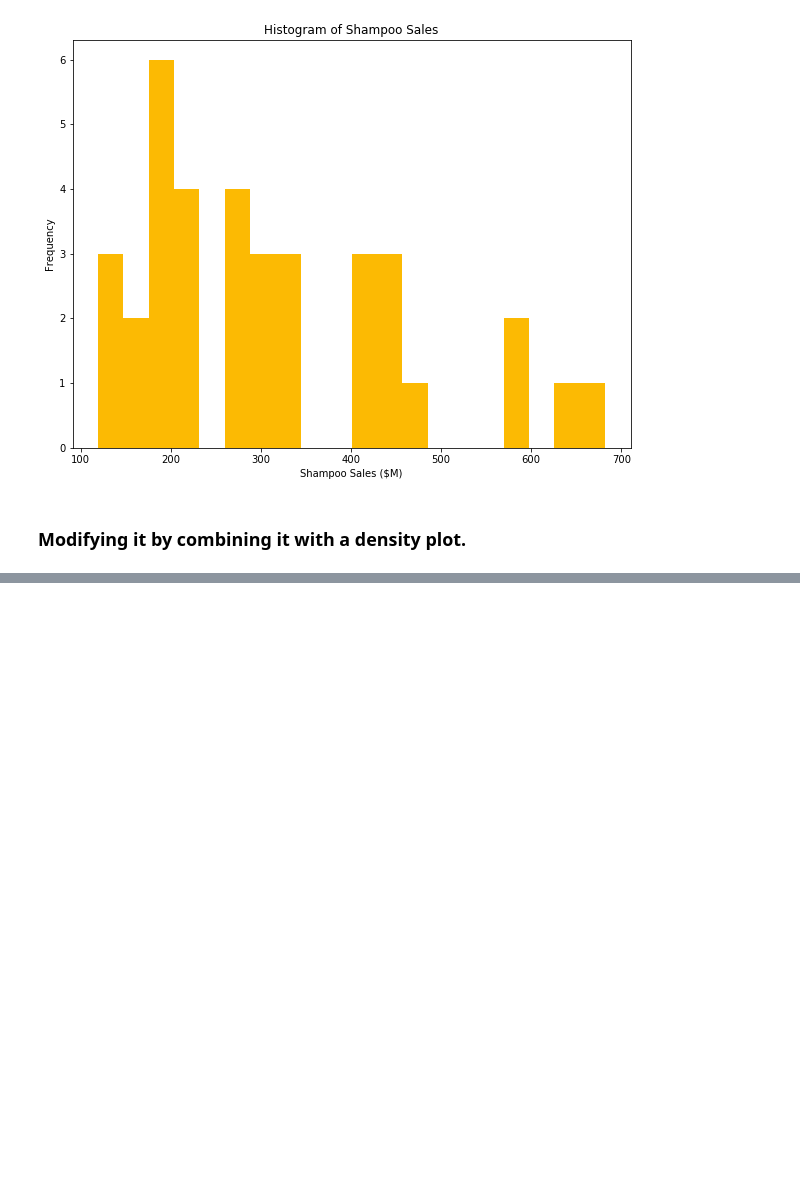
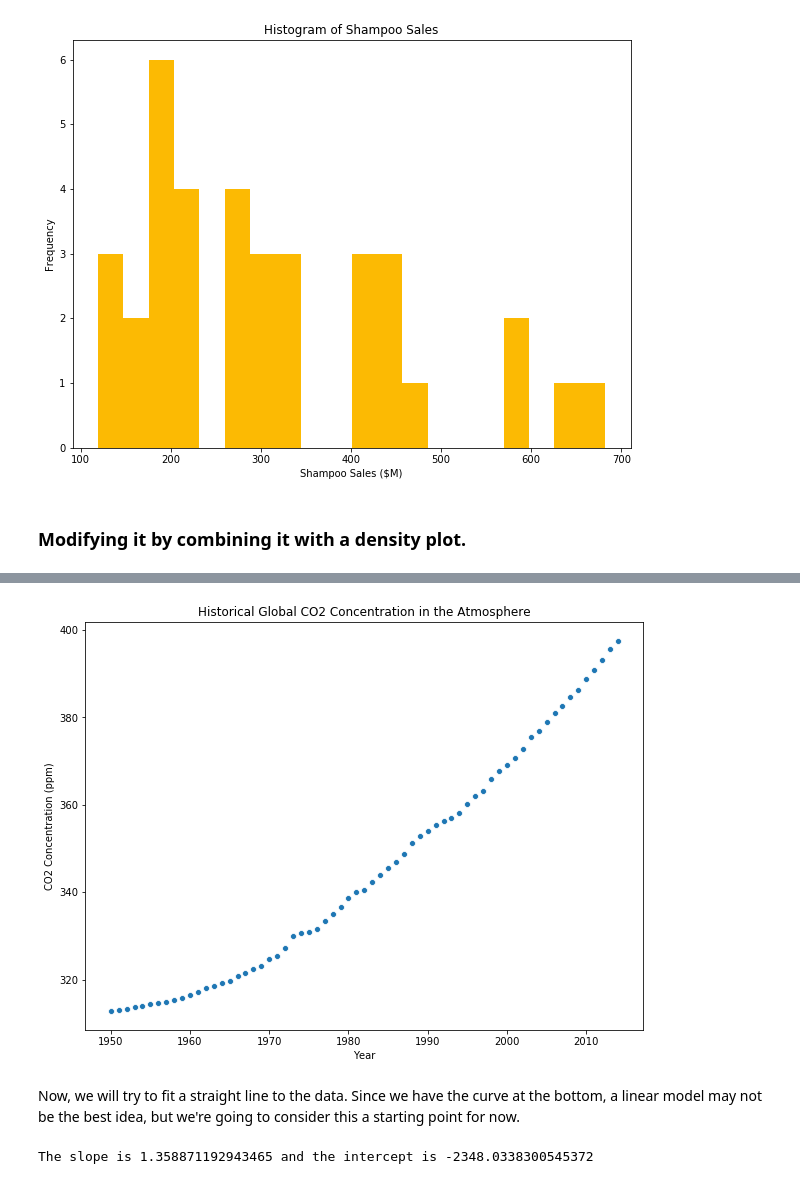
Before and after one commit to jaykayso/AppliedTimeSeriesAnalysisWithPython, a Jupyter notebook: S2L5.ipynb, the cells around one changed output, grey strips where cells are left out. Drawn from its saved outputs; the diff is of its cells as text; code cells hidden in the pictures; blank space fills up the shorter version.

```diff
--- a/S2L5.ipynb
+++ b/S2L5.ipynb
@@ -90,0 +113,3 @@ plt.ylabel('Frequency');
+# %%
+co2_data = pd.read_csv('data/co2_dataset.csv')
+co2_data.head()
@@ -90,0 +123,24 @@ plt.ylabel('Frequency');
+# %%
+X = co2_data['year'].values[1950:]
+y = co2_data['data_mean_global'].values[1950:]
+
+sns.scatterplot(x=X, y=y)
+plt.title('Historical Global CO2 Concentration in the Atmosphere')
+plt.ylabel('CO2 Concentration (ppm)')
+plt.xlabel('Year');
+# %% [output]
+[figure, added]
+# %% [markdown]
+Now, we will try to fit a straight line to the data.
+Since we have the curve at the bottom, a linear model may not be the best idea, but we're going to consider this a starting point for now.
+# %%
+X = X.reshape(-1,1)
+y=y.reshape(-1,1)
+
+reg = LinearRegression()
+
+reg.fit(X, y)
+
+print(f"The slope is {reg.coef_[0][0]} and the intercept is {reg.intercept_[0]}")
+# %% [output]
+The slope is 1.358871192943465 and the intercept is -2348.0338300545372
```
Also changed, not shown: parts of 15 cells of this notebook.
